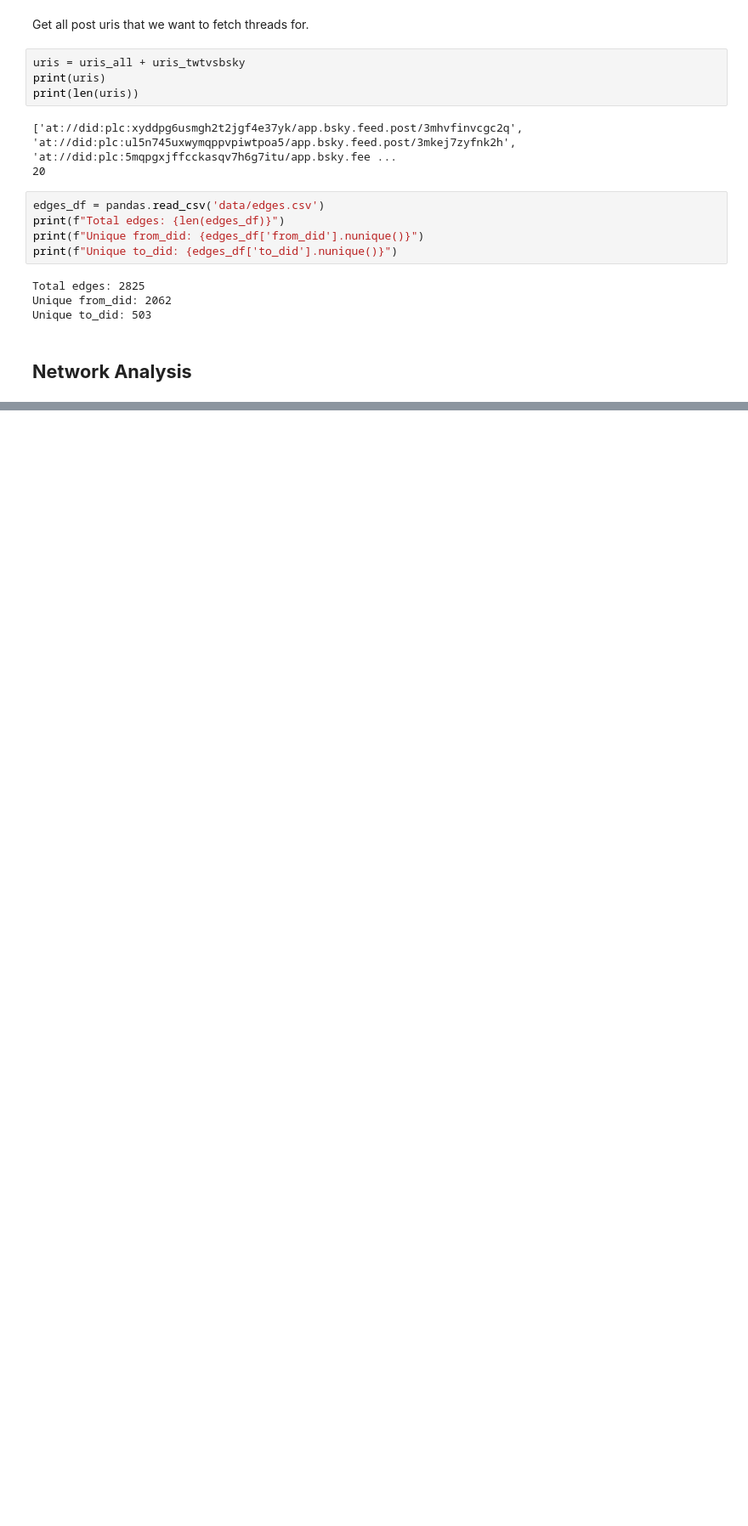
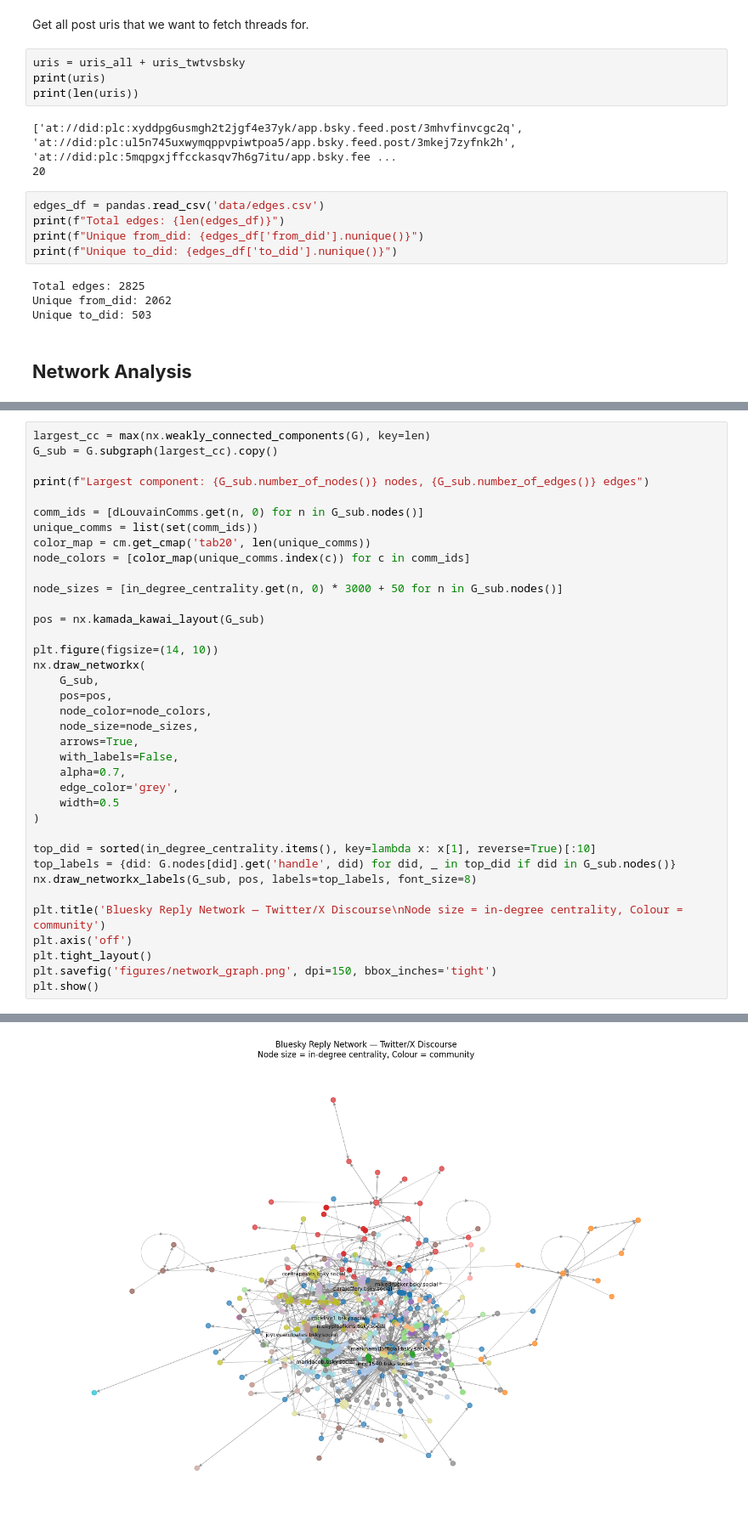
Before and after one commit to devvotel/smna-assignment2-ug44, a Jupyter notebook: eda.ipynb, the cells around one changed output, grey strips where cells are left out. Shown at 85% size. Cells and saved outputs as stored; diff of their text form; blank space fills up the shorter version.

Commit message:
tried to see if a second network is plausible

```diff
--- a/eda.ipynb
+++ b/eda.ipynb
@@ -122,0 +311,38 @@ print(edges_df.head())
+# %%
+largest_cc = max(nx.weakly_connected_components(G), key=len)
+G_sub = G.subgraph(largest_cc).copy()
+
+print(f"Largest component: {G_sub.number_of_nodes()} nodes, {G_sub.number_of_edges()} edges")
+
+comm_ids = [dLouvainComms.get(n, 0) for n in G_sub.nodes()]
+unique_comms = list(set(comm_ids))
+color_map = cm.get_cmap('tab20', len(unique_comms))
+node_colors = [color_map(unique_comms.index(c)) for c in comm_ids]
+
+node_sizes = [in_degree_centrality.get(n, 0) * 3000 + 50 for n in G_sub.nodes()]
+
+pos = nx.kamada_kawai_layout(G_sub)
+
+plt.figure(figsize=(14, 10))
+nx.draw_networkx(
+    G_sub,
+    pos=pos,
+    node_color=node_colors,
+    node_size=node_sizes,
+    arrows=True,
+    with_labels=False,
+    alpha=0.7,
+    edge_color='grey',
+    width=0.5
+)
+
+top_did = sorted(in_degree_centrality.items(), key=lambda x: x[1], reverse=True)[:10]
+top_labels = {did: G.nodes[did].get('handle', did) for did, _ in top_did if did in G_sub.nodes()}
+nx.draw_networkx_labels(G_sub, pos, labels=top_labels, font_size=8)
+
+plt.title('Bluesky Reply Network — Twitter/X Discourse\nNode size = in-degree centrality, Colour = community')
+plt.axis('off')
+plt.tight_layout()
+plt.savefig('figures/network_graph.png', dpi=150, bbox_inches='tight')
+plt.show()
+# %% [output]
@@ -122,0 +350 @@ print(edges_df.head())
+[figure, added]
```
Also changed, not shown: parts of 17 cells of this notebook.
